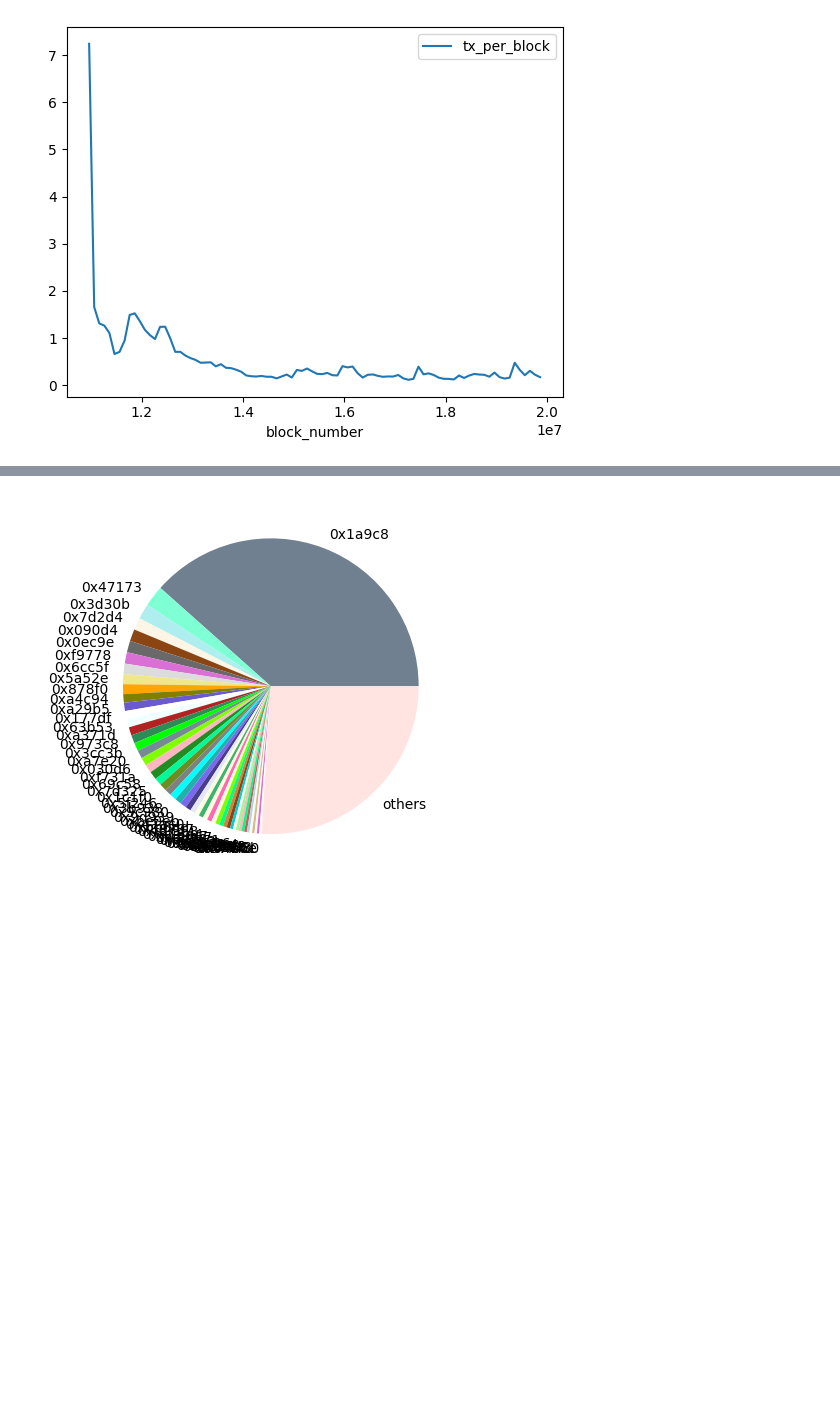
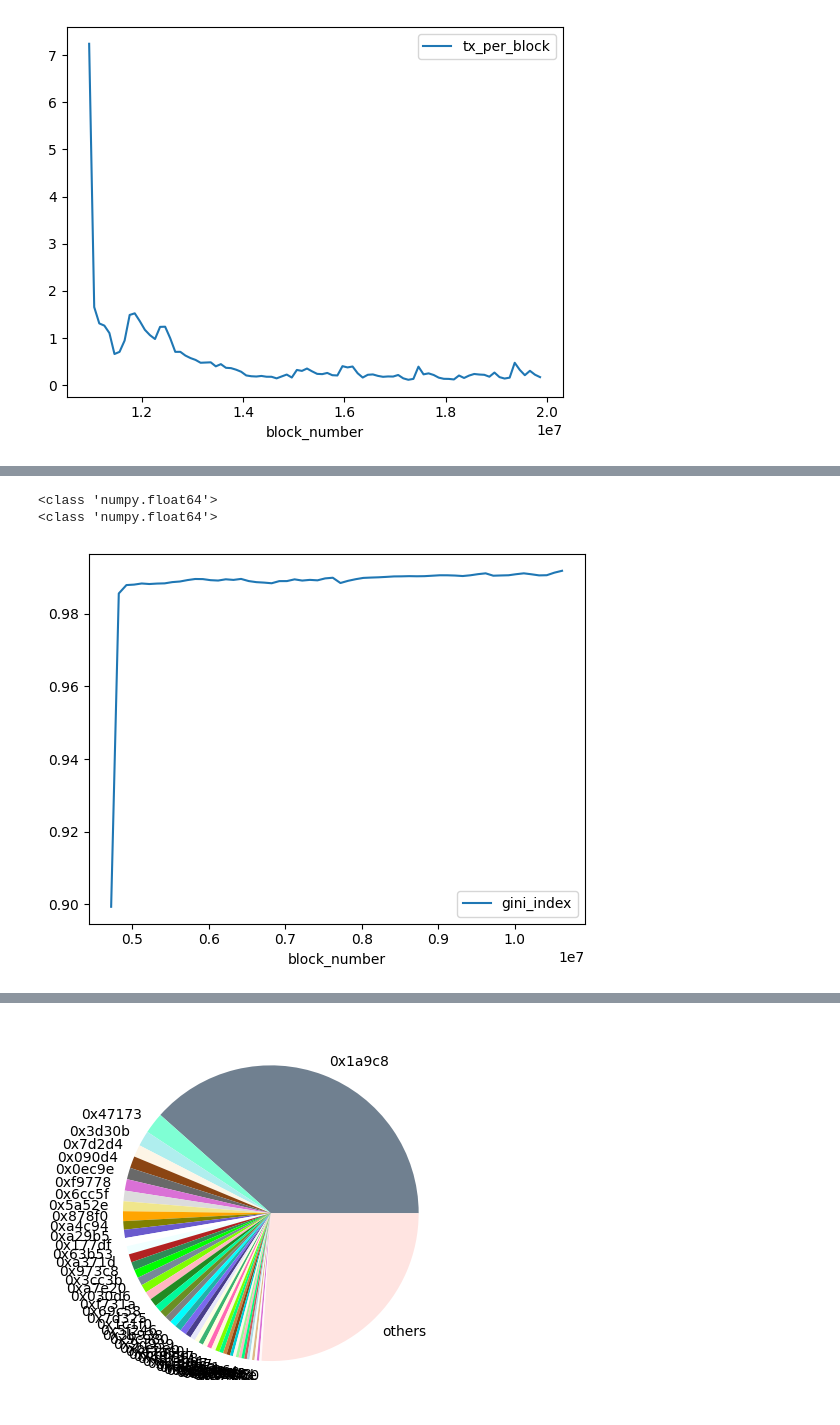
Before and after one commit to luk3k/caa-governance-tokens, a Jupyter notebook: src/analyze_data.ipynb, the cells around one changed output, grey strips where cells are left out. Cells and saved outputs as stored; diff of their text form; code cells hidden in the pictures; blank space fills up the shorter version.

```diff
--- a/src/analyze_data.ipynb
+++ b/src/analyze_data.ipynb
@@ -23,3 +23,6 @@ timelock_address = "0x1a9c8182c09f50c8318d769245bea52c32be35bc"
+# %%
+file_balances_mkr = "../data/mkr.csv"
+file_original_mkr = "../data/outputMKR_fromBlock_4620855_toBlock_10620857.csv"
 # %% [markdown]
 Initialize data frames
 # %%
@@ -142,0 +267,11 @@ create_timeline_plot(timeline, 'tx_per_block')
+# %%
+mkr_timeline_file = "../data/mkr_timeline_step_size_" + str(block_step_size) + ".csv"
+
+if os.path.isfile(mkr_timeline_file):
+    # file already exists
+    mkr_timeline = pd.read_csv(mkr_timeline_file)
+
+else:
+    mkr_timeline = create_and_export_timeline(file_original_mkr, block_step_size, mkr_timeline_file)
+
+mkr_timeline
@@ -142,0 +296,10 @@ create_timeline_plot(timeline, 'tx_per_block')
+# %%
+print(type(mkr_timeline.iloc[0]["hhi"]))
+print(type(mkr_timeline.iloc[0]["gini_index"]))
+# %% [output]
+<class 'numpy.float64'>
+<class 'numpy.float64'>
+# %%
+create_timeline_plot(mkr_timeline, 'gini_index')
+# %% [output]
+[figure, added]
```
Also changed, not shown: parts of 35 cells of this notebook, 2 other files.
